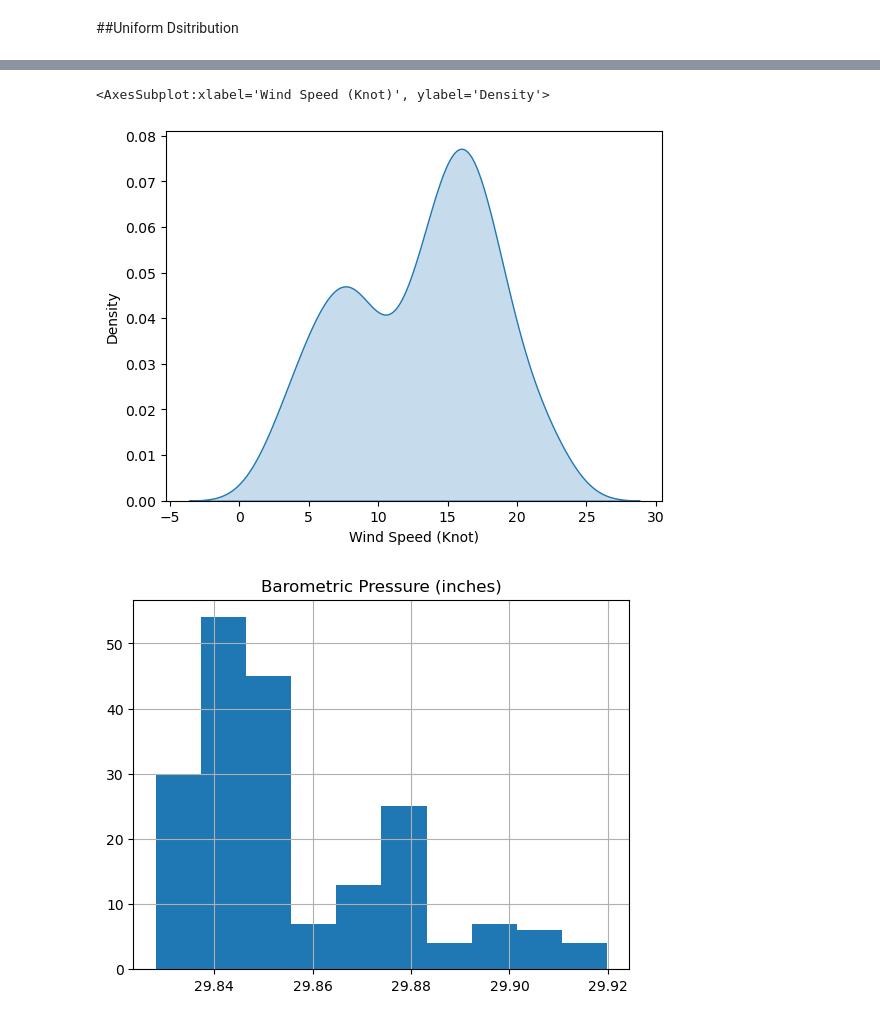
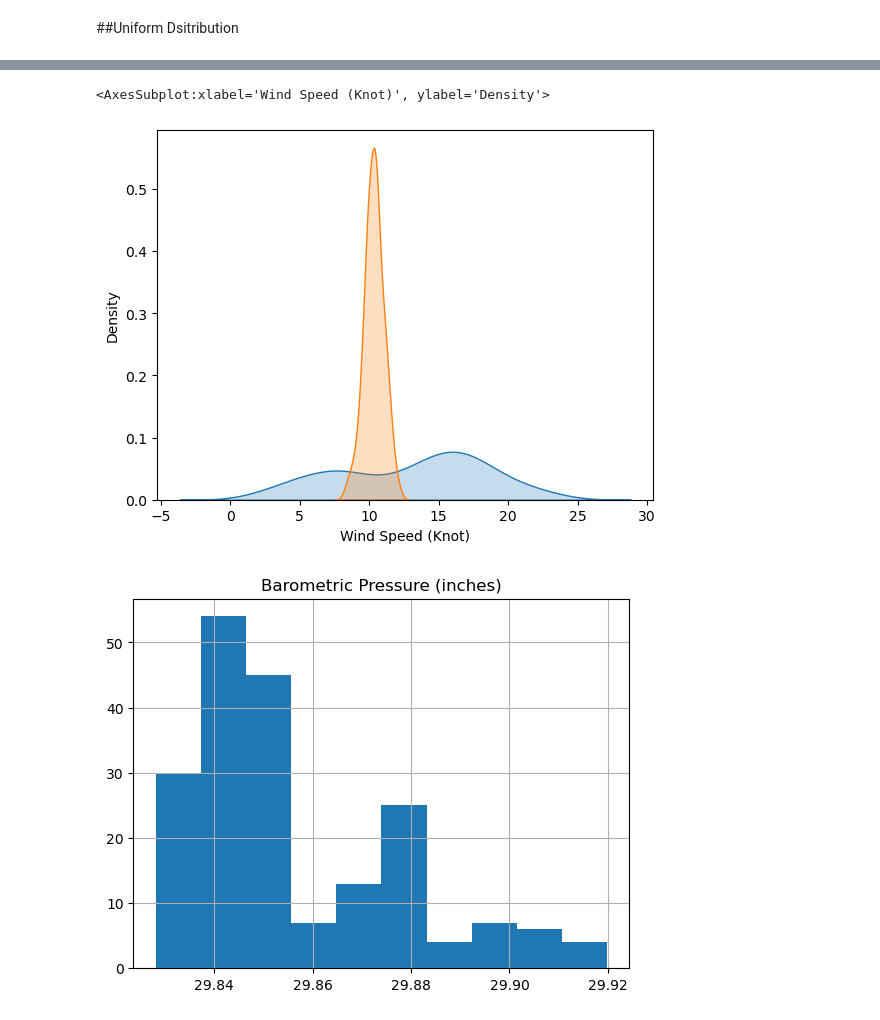
Before and after one commit to dectan/Programming-for-Data-Analysis-Project-1, a Jupyter notebook: Project 1.ipynb, the cells around one changed output, grey strips where cells are left out. Cells and saved outputs as stored; diff of their text form; code cells hidden in the pictures.

```diff
--- a/Project 1.ipynb
+++ b/Project 1.ipynb
@@ -212,9 +511,9 @@ sns.kdeplot((s9),shade=True)
 # %%
 sns.kdeplot(df3['Wind Speed (Knot)'],shade=True)
-#sns.kdeplot(ts1['Synthesised Wind Speed (Knot)'],shade=True)
+sns.kdeplot(ts1['Synthesised Air Temperature (Degrees C)'],shade=True)
 # %% [output]
 <AxesSubplot:xlabel='Wind Speed (Knot)', ylabel='Density'>
-[figure, old version]
+[figure, new version]
 # %%
 df3.hist('Barometric Pressure (inches)')
 plt.show()
```
Also changed, not shown: parts of 83 cells of this notebook.
